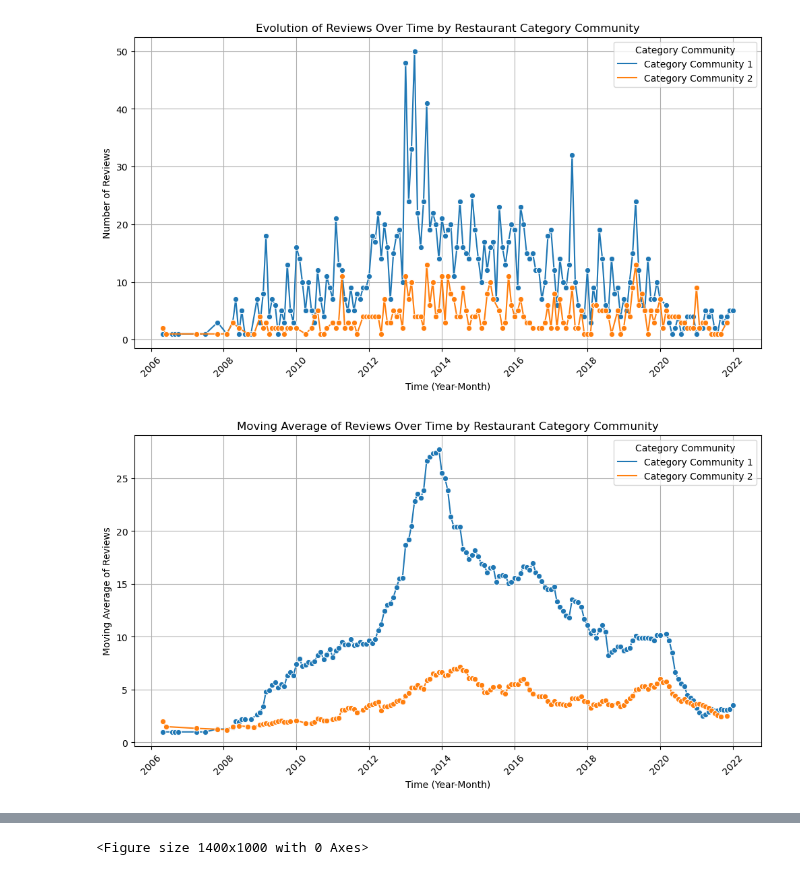
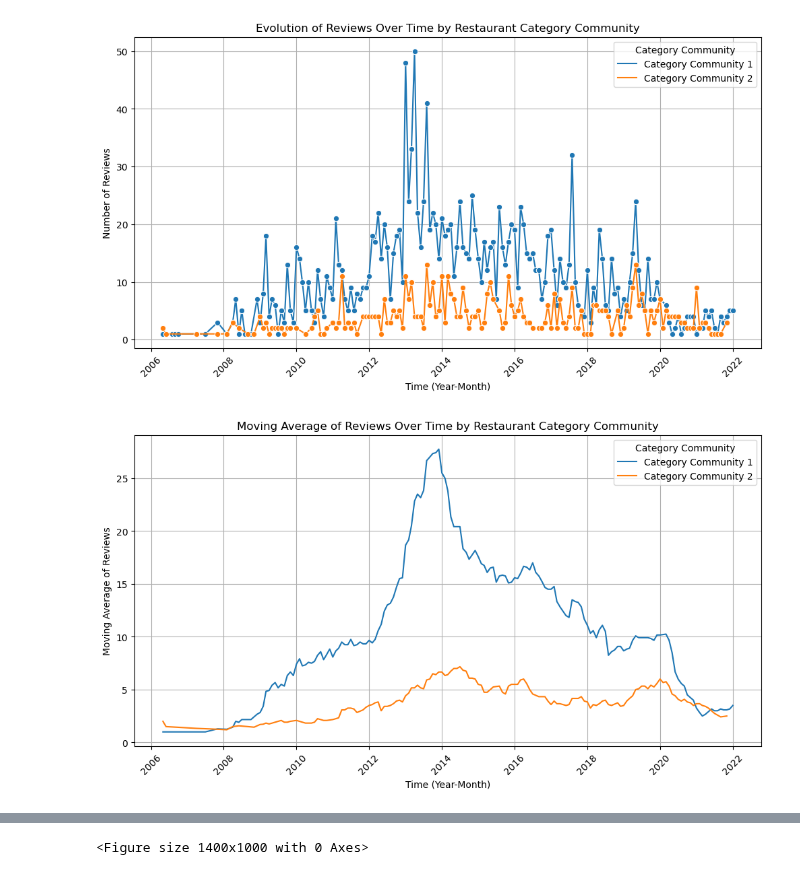
Before and after one commit to larasneves/ComplexDataAnalysis, a Jupyter notebook: Part 2 Social Network Forecasting/exploration_Lara_users_and_friends.ipynb, the cells around one changed output, grey strips where cells are left out. Saved outputs shown, nothing was run; the diff lists cells and outputs as text; code cells hidden in the pictures.

```diff
--- a/Part 2 Social Network Forecasting/exploration_Lara_users_and_friends.ipynb
+++ b/Part 2 Social Network Forecasting/exploration_Lara_users_and_friends.ipynb
@@ -632,17 +633,17 @@ plt.show()
 # %%
 # Calculate a moving average
 df_time_series_combined['moving_average'] = df_time_series_combined.groupby('category_community')['review_count'].transform(
     lambda x: x.rolling(window=12, min_periods=1).mean()
 )
 plt.figure(figsize=(12, 6))
-sns.lineplot(data=df_time_series_combined, x='year_month', y='moving_average', hue='category_community', marker='o')
+sns.lineplot(data=df_time_series_combined, x='year_month', y='moving_average', hue='category_community')
 
 plt.title('Moving Average of Reviews Over Time by Restaurant Category Community')
 plt.xlabel('Time (Year-Month)')
 plt.ylabel('Moving Average of Reviews')
 plt.xticks(rotation=45)
 plt.legend(title='Category Community')
 plt.grid()
 plt.show()
 # %% [output]
-[figure, old version]
+[figure, new version]
```
Also changed, not shown: parts of 11 cells of this notebook, 1 other file.
